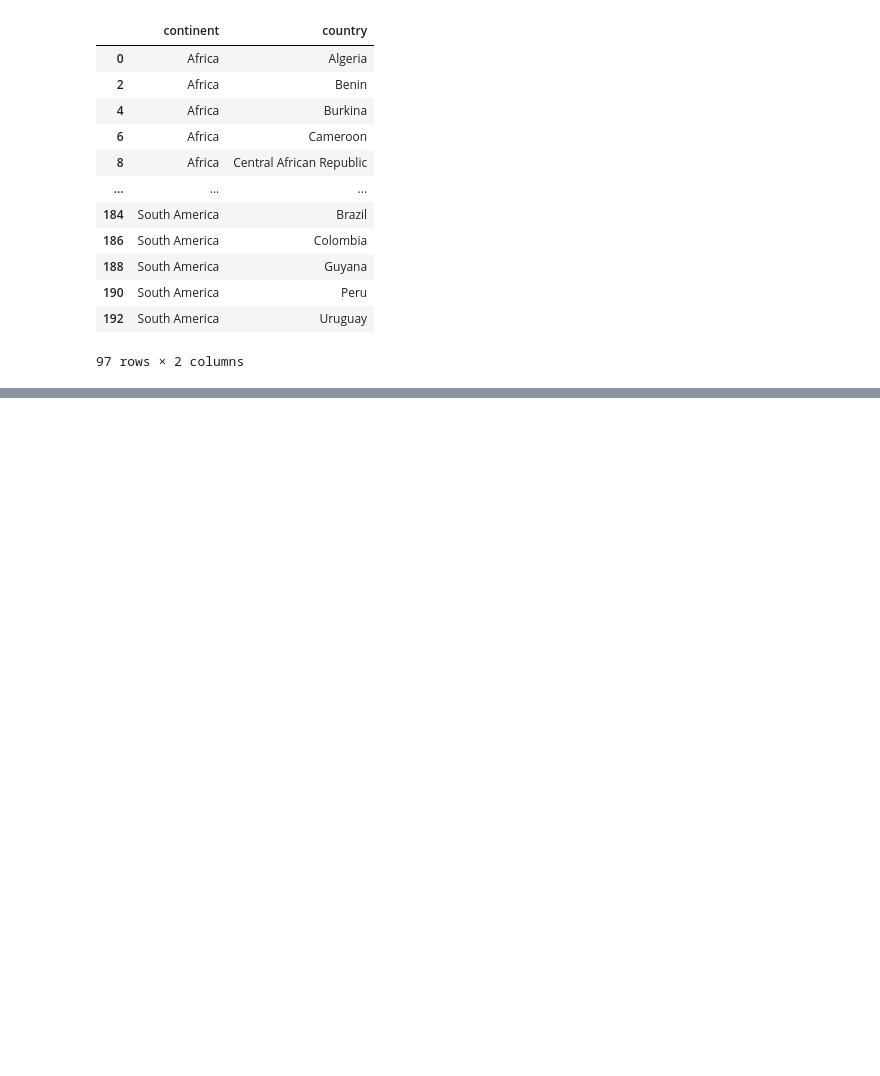
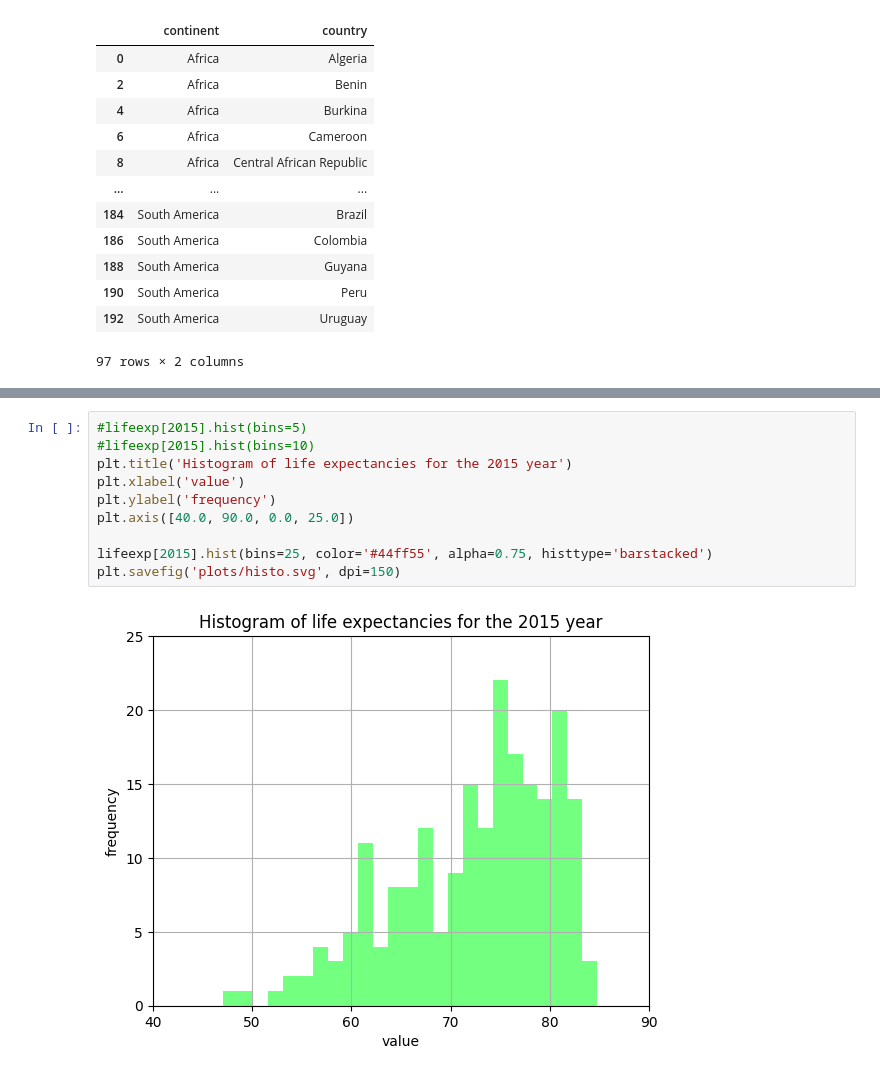
Before and after one commit to kith2909/data_models, a Jupyter notebook: pandas_intro.ipynb, the cells around one changed output, grey strips where cells are left out. Drawn from its saved outputs; the diff is of its cells as text; blank space fills up the shorter version.

```diff
--- a/pandas_intro.ipynb
+++ b/pandas_intro.ipynb
@@ -383,0 +408,12 @@ subset2
+# %%
+#lifeexp[2015].hist(bins=5)
+#lifeexp[2015].hist(bins=10)
+plt.title('Histogram of life expectancies for the 2015 year')
+plt.xlabel('value')
+plt.ylabel('frequency')
+plt.axis([40.0, 90.0, 0.0, 25.0])
+
+lifeexp[2015].hist(bins=25, color='#44ff55', alpha=0.75, histtype='barstacked')
+plt.savefig('plots/histo.svg', dpi=150)
+# %% [output]
+[figure, added]
```
Also changed, not shown: parts of 5 cells of this notebook, 7 other files.
